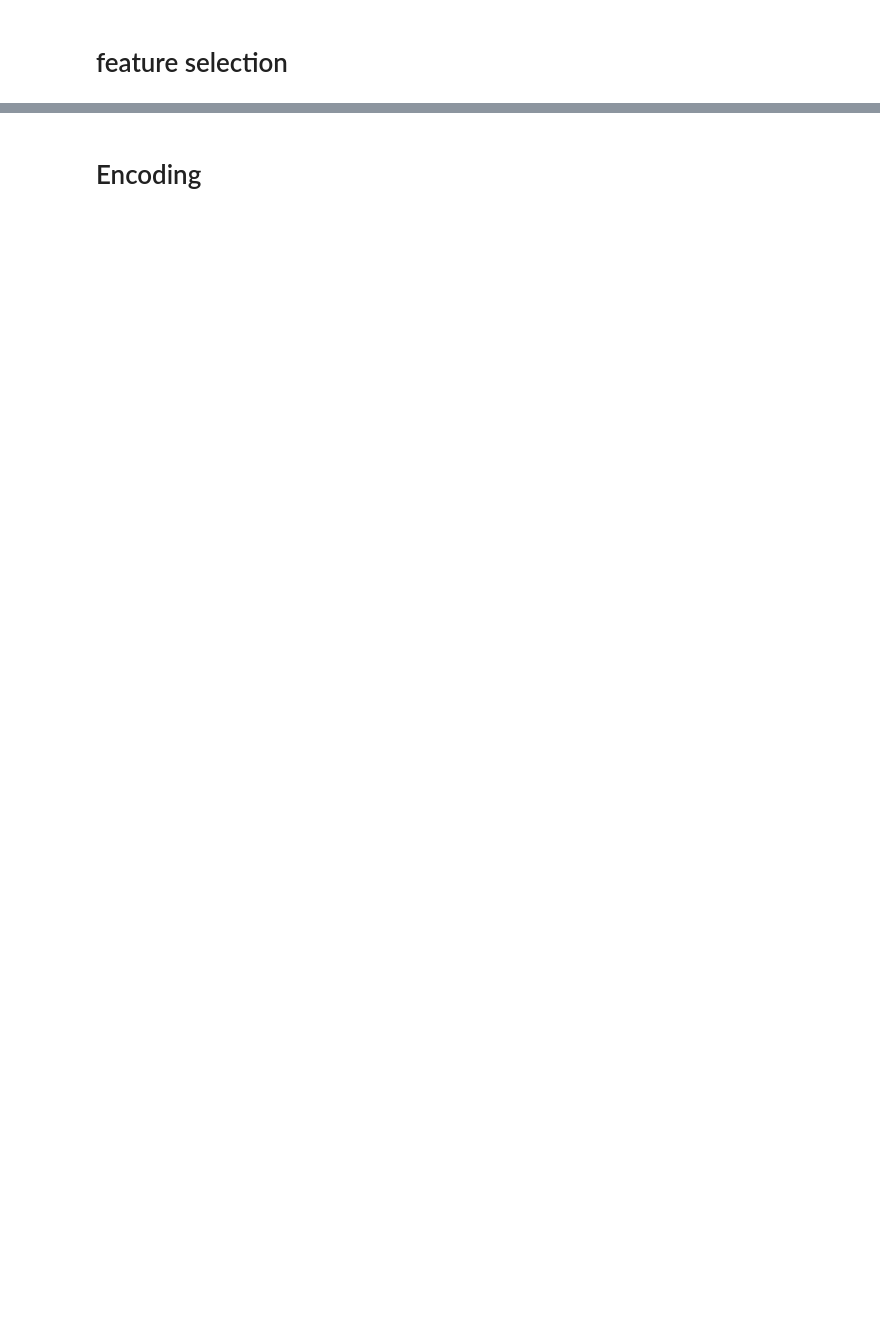
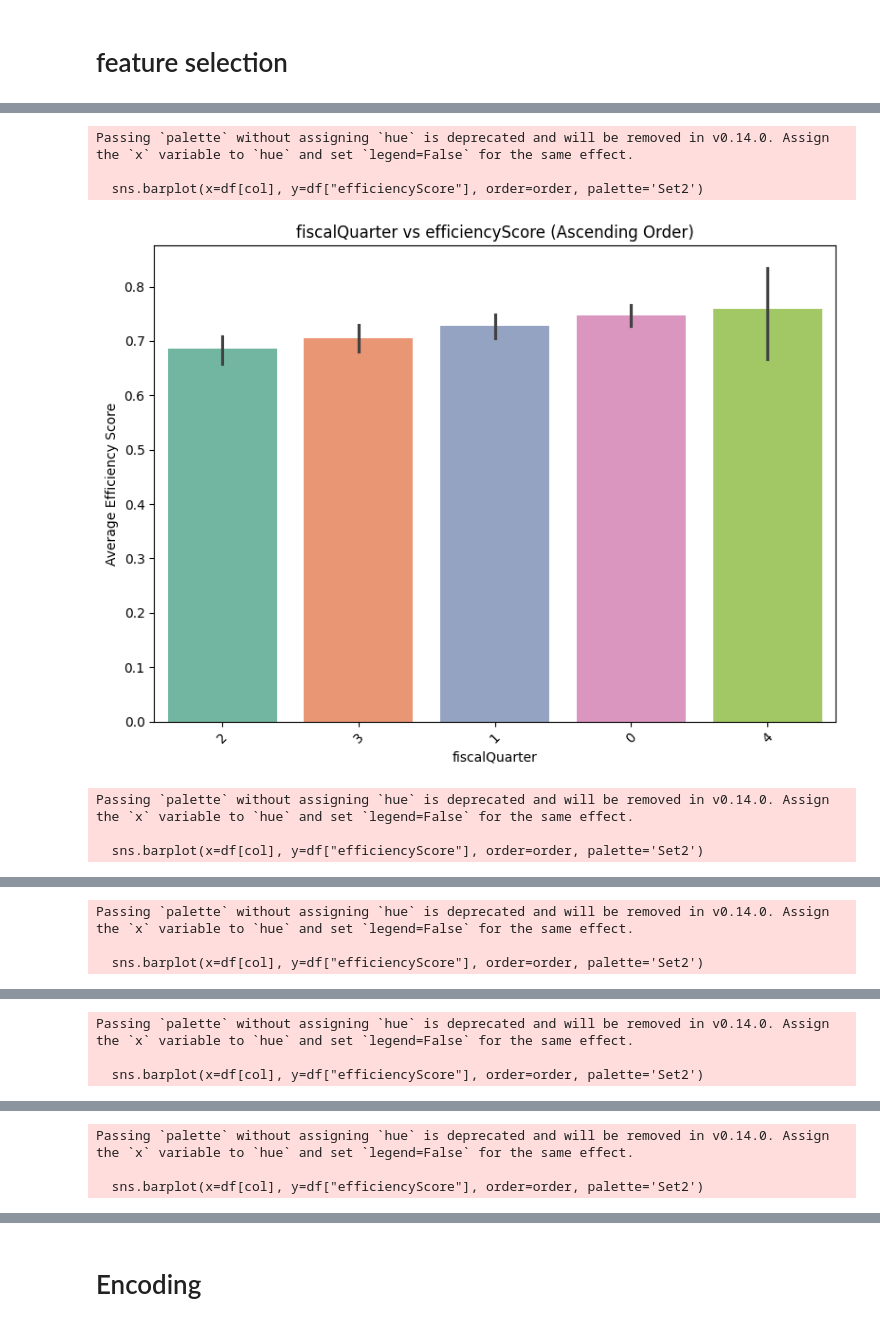
Before and after one commit to Sumedhaghildiyal/Classification_Regression_task, a Jupyter notebook: S_manufacturing.ipynb, the cells around one changed output, grey strips where cells are left out. Cells and saved outputs as stored; diff of their text form; code cells hidden in the pictures; blank space fills up the shorter version.

```diff
--- a/S_manufacturing.ipynb
+++ b/S_manufacturing.ipynb
@@ -27,0 +93,27 @@ df.head(10)
+# %%
+# List of all categorical columns
+categorical_cols = ['fiscalQuarter', 'productionDept', 'dayOfWeek', 'team', 'styleChangeCount']
+
+for col in categorical_cols:
+    plt.figure(figsize=(8, 6))
+
+    # Sort by mean efficiencyScore for that column
+    order = df.groupby(col)['efficiencyScore'].mean().sort_values(ascending=True).index
+
+    # Create the barplot with sorted order
+    sns.barplot(x=df[col], y=df["efficiencyScore"], order=order, palette='Set2')
+
+    plt.title(f'{col} vs efficiencyScore (Ascending Order)')
+    plt.xlabel(col)
+    plt.ylabel('Average Efficiency Score')
+    plt.xticks(rotation=45)
+    plt.tight_layout()
+    plt.show()
+# %% [output]
+Passing `palette` without assigning `hue` is deprecated and will be removed in v0.14.0. Assign the `x` variable to `hue` and set `legend=False` for the same effect.
+
+  sns.barplot(x=df[col], y=df["efficiencyScore"], order=order, palette='Set2')
+[figure, added]
+Passing `palette` without assigning `hue` is deprecated and will be removed in v0.14.0. Assign the `x` variable to `hue` and set `legend=False` for the same effect.
+
+  sns.barplot(x=df[col], y=df["efficiencyScore"], order=order, palette='Set2')
@@ -27,0 +121,3 @@ df.head(10)
+Passing `palette` without assigning `hue` is deprecated and will be removed in v0.14.0. Assign the `x` variable to `hue` and set `legend=False` for the same effect.
+
+  sns.barplot(x=df[col], y=df["efficiencyScore"], order=order, palette='Set2')
@@ -27,0 +125,3 @@ df.head(10)
+Passing `palette` without assigning `hue` is deprecated and will be removed in v0.14.0. Assign the `x` variable to `hue` and set `legend=False` for the same effect.
+
+  sns.barplot(x=df[col], y=df["efficiencyScore"], order=order, palette='Set2')
@@ -27,0 +129,3 @@ df.head(10)
+Passing `palette` without assigning `hue` is deprecated and will be removed in v0.14.0. Assign the `x` variable to `hue` and set `legend=False` for the same effect.
+
+  sns.barplot(x=df[col], y=df["efficiencyScore"], order=order, palette='Set2')
```
Also changed, not shown: parts of 17 cells of this notebook, 1 other file.
